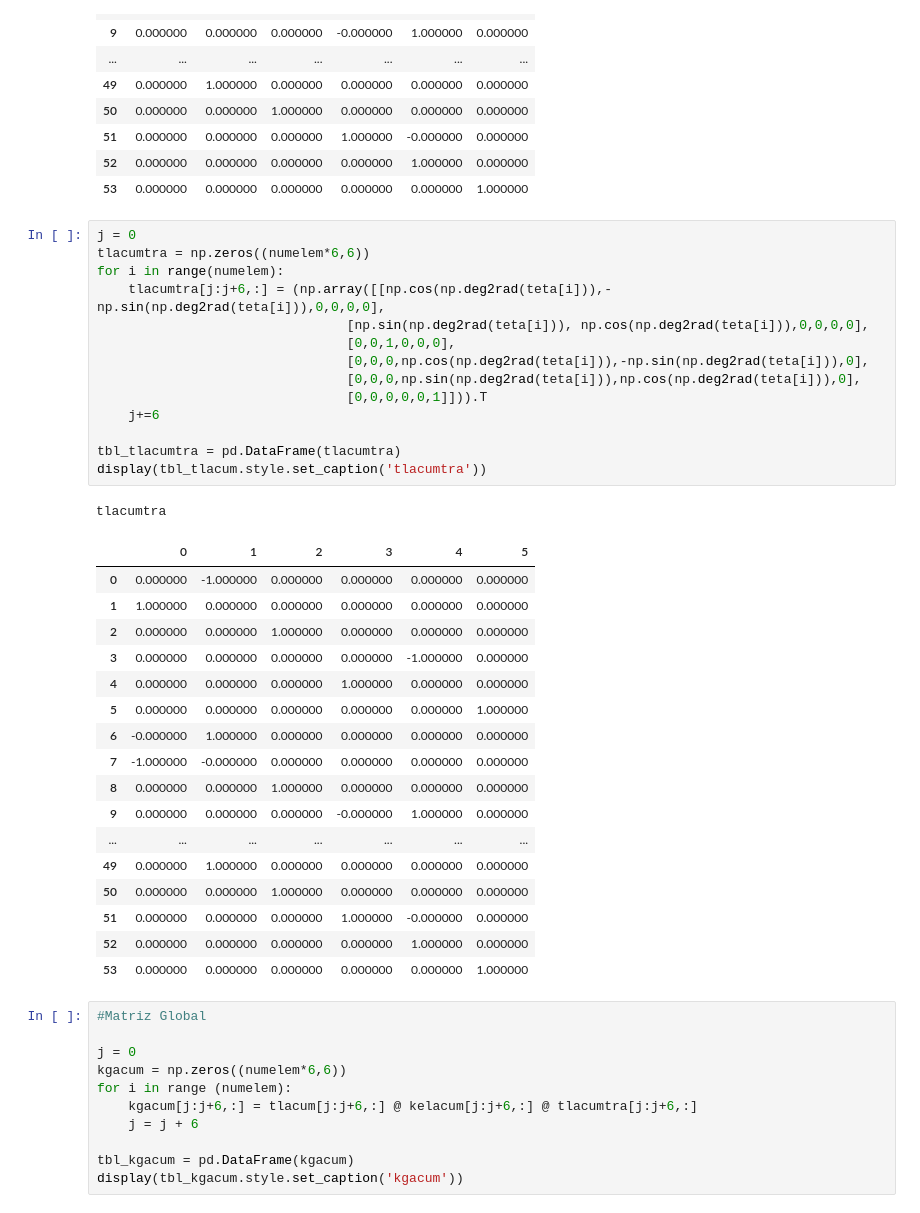
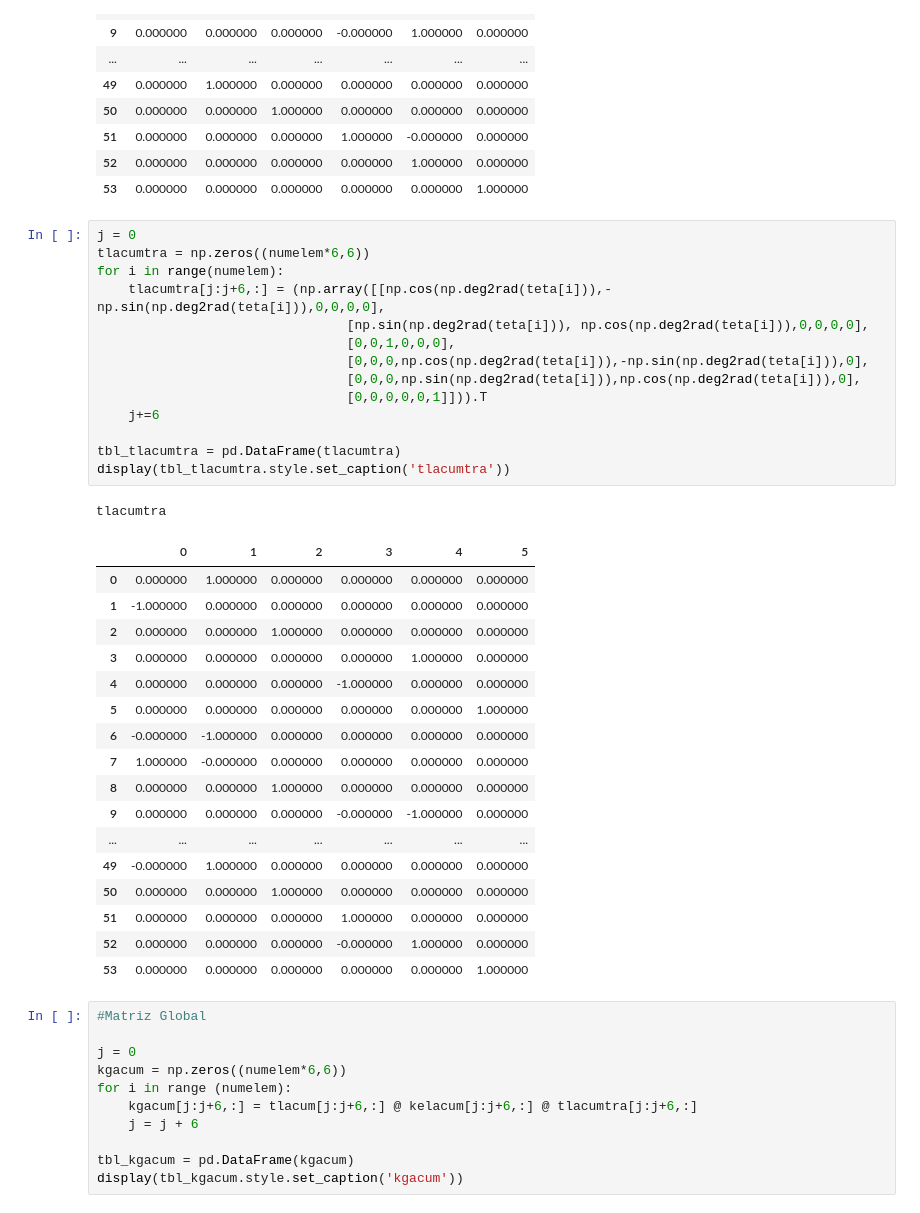
Before and after one commit to NicoJat/Main-codes, a Jupyter notebook: AnalisisMatricial/portico.ipynb, the cells around one changed output. Drawn from its saved outputs; the diff is of its cells as text.

```diff
--- a/AnalisisMatricial/portico.ipynb
+++ b/AnalisisMatricial/portico.ipynb
@@ -175,35 +175,35 @@ tlacum
 # %%
 j = 0
 tlacumtra = np.zeros((numelem*6,6))
 for i in range(numelem):
     tlacumtra[j:j+6,:] = (np.array([[np.cos(np.deg2rad(teta[i])),-np.sin(np.deg2rad(teta[i])),0,0,0,0],
                                 [np.sin(np.deg2rad(teta[i])), np.cos(np.deg2rad(teta[i])),0,0,0,0],
                                 [0,0,1,0,0,0],
                                 [0,0,0,np.cos(np.deg2rad(teta[i])),-np.sin(np.deg2rad(teta[i])),0],
                                 [0,0,0,np.sin(np.deg2rad(teta[i])),np.cos(np.deg2rad(teta[i])),0],
                                 [0,0,0,0,0,1]])).T
     j+=6
 
 tbl_tlacumtra = pd.DataFrame(tlacumtra)
-display(tbl_tlacum.style.set_caption('tlacumtra'))
+display(tbl_tlacumtra.style.set_caption('tlacumtra'))
 # %% [output]
 tlacumtra
 |  | 0 | 1 | 2 | 3 | 4 | 5 |
-| 0 | 0.000000 | -1.000000 | 0.000000 | 0.000000 | 0.000000 | 0.000000 |
-| 1 | 1.000000 | 0.000000 | 0.000000 | 0.000000 | 0.000000 | 0.000000 |
+| 0 | 0.000000 | 1.000000 | 0.000000 | 0.000000 | 0.000000 | 0.000000 |
+| 1 | -1.000000 | 0.000000 | 0.000000 | 0.000000 | 0.000000 | 0.000000 |
 | 2 | 0.000000 | 0.000000 | 1.000000 | 0.000000 | 0.000000 | 0.000000 |
-| 3 | 0.000000 | 0.000000 | 0.000000 | 0.000000 | -1.000000 | 0.000000 |
-| 4 | 0.000000 | 0.000000 | 0.000000 | 1.000000 | 0.000000 | 0.000000 |
+| 3 | 0.000000 | 0.000000 | 0.000000 | 0.000000 | 1.000000 | 0.000000 |
+| 4 | 0.000000 | 0.000000 | 0.000000 | -1.000000 | 0.000000 | 0.000000 |
 | 5 | 0.000000 | 0.000000 | 0.000000 | 0.000000 | 0.000000 | 1.000000 |
-| 6 | -0.000000 | 1.000000 | 0.000000 | 0.000000 | 0.000000 | 0.000000 |
-| 7 | -1.000000 | -0.000000 | 0.000000 | 0.000000 | 0.000000 | 0.000000 |
+| 6 | -0.000000 | -1.000000 | 0.000000 | 0.000000 | 0.000000 | 0.000000 |
+| 7 | 1.000000 | -0.000000 | 0.000000 | 0.000000 | 0.000000 | 0.000000 |
 | 8 | 0.000000 | 0.000000 | 1.000000 | 0.000000 | 0.000000 | 0.000000 |
-| 9 | 0.000000 | 0.000000 | 0.000000 | -0.000000 | 1.000000 | 0.000000 |
+| 9 | 0.000000 | 0.000000 | 0.000000 | -0.000000 | -1.000000 | 0.000000 |
 | ... | ... | ... | ... | ... | ... | ... |
-| 49 | 0.000000 | 1.000000 | 0.000000 | 0.000000 | 0.000000 | 0.000000 |
+| 49 | -0.000000 | 1.000000 | 0.000000 | 0.000000 | 0.000000 | 0.000000 |
 | 50 | 0.000000 | 0.000000 | 1.000000 | 0.000000 | 0.000000 | 0.000000 |
-| 51 | 0.000000 | 0.000000 | 0.000000 | 1.000000 | -0.000000 | 0.000000 |
-| 52 | 0.000000 | 0.000000 | 0.000000 | 0.000000 | 1.000000 | 0.000000 |
+| 51 | 0.000000 | 0.000000 | 0.000000 | 1.000000 | 0.000000 | 0.000000 |
+| 52 | 0.000000 | 0.000000 | 0.000000 | -0.000000 | 1.000000 | 0.000000 |
 | 53 | 0.000000 | 0.000000 | 0.000000 | 0.000000 | 0.000000 | 1.000000 |
 # %%
 #Matriz Global
```
Also changed, not shown: parts of 13 cells of this notebook.
